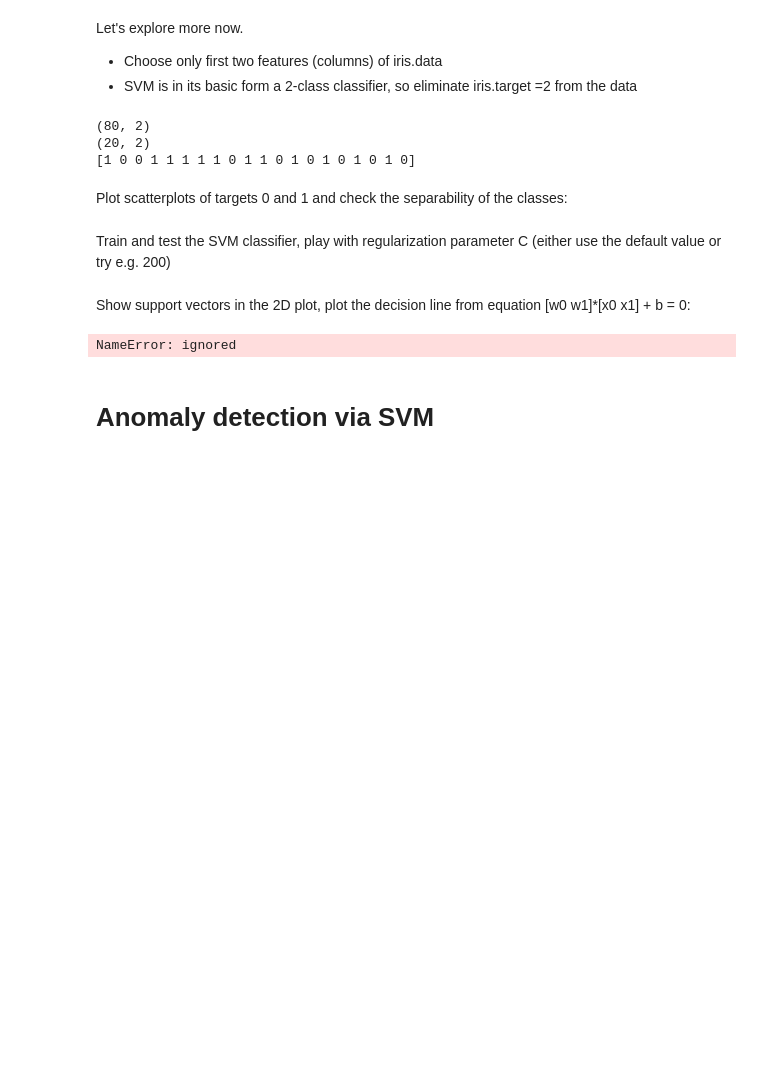
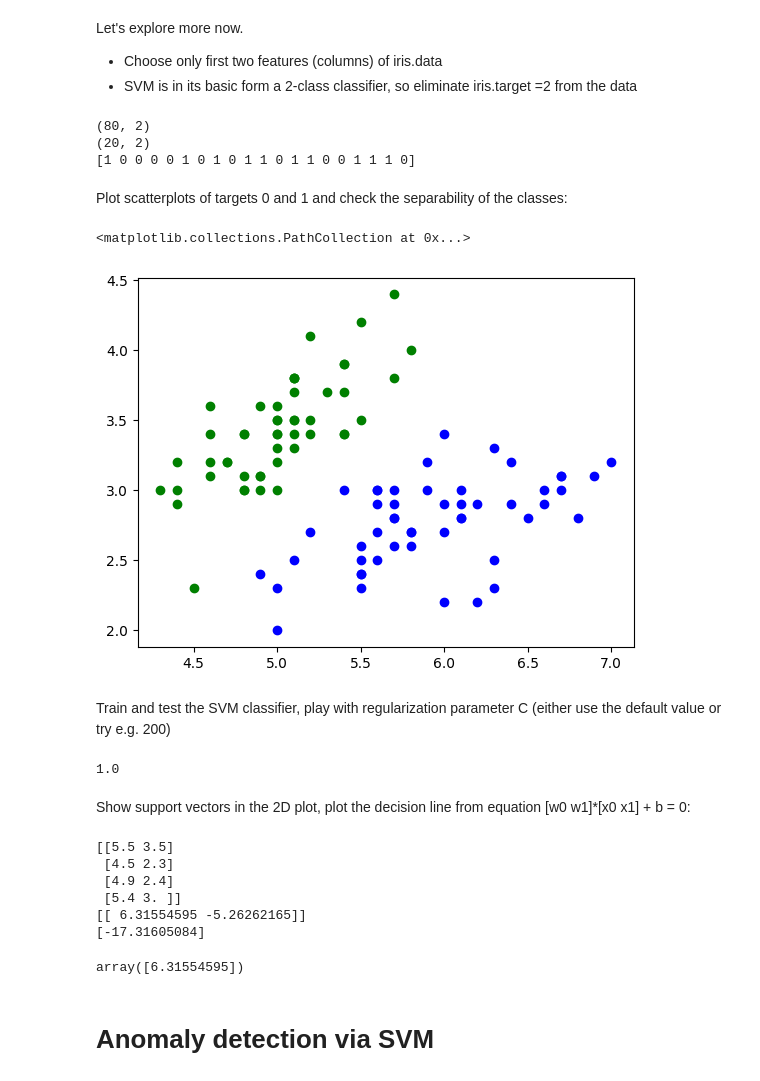
Before and after one commit to xrotre05/MLF, a Jupyter notebook: Lab_03/MPA_MLF_SVM_2students_comments.ipynb, the cells around one changed output. Cells and saved outputs as stored; diff of their text form; code cells hidden in the pictures; blank space fills up the shorter version.

```diff
--- a/Lab_03/MPA_MLF_SVM_2students_comments.ipynb
+++ b/Lab_03/MPA_MLF_SVM_2students_comments.ipynb
@@ -70,8 +70,8 @@ Let's explore more now.
 *   Choose only first two features (columns) of iris.data
 *   SVM is in its basic form a 2-class classifier, so eliminate iris.target =2 from the data
 # %%
-X=iris.data[0:100,0:2] # reduction to 2 features
-y=iris.target[0:100] # redution to 2 targets
+X=iris.data[iris.target!=2,0:2] # reduction to 2 features
+y=iris.target[iris.target!=2] # redution to 2 targets
 X_train, X_test, y_train, y_test = train_test_split(X,y,test_size=0.2)
 print(X_train.shape)
 print(X_test.shape)
@@ -79,6 +79,6 @@ print(y_test)
 # %% [output]
 (80, 2)
 (20, 2)
-[1 0 0 1 1 1 1 1 0 1 1 0 1 0 1 0 1 0 1 0]
+[1 0 0 0 0 1 0 1 0 1 1 0 1 1 0 0 1 1 1 0]
 # %% [markdown]
 Plot scatterplots of targets 0 and 1 and check the separability of the classes:
@@ -87,17 +85,40 @@ import matplotlib.pyplot as plt
+# %%
+import matplotlib.pyplot as plt
+plt.scatter(X[y==0,0],X[y==0,1],color="green")
+plt.scatter(X[y==1,0],X[y==1,1],color="blue")
+# %% [output]
+<matplotlib.collections.PathCollection at 0x...>
+[figure, added]
 # %% [markdown]
 Train and test the SVM classifier, play with regularization parameter C (either use the default value or try e.g. 200)
+# %%
+SVMmodel=SVC(kernel='linear',C=200)
+SVMmodel.get_params()
+SVMmodel.fit(X_train,y_train)
+SVMmodel.score(X_test,y_test)
+# %% [output]
+1.0
 # %% [markdown]
 Show support vectors in the 2D plot, plot the decision line from equation [w0 w1]*[x0 x1] + b = 0:
 # %%
 supvectors=SVMmodel.support_vectors_
 # Plot the support vectors here
-
+print(supvectors)
 
 #Separating line coefficients:
 W=SVMmodel.coef_
 b=SVMmodel.intercept_
+print(W)
+print(b)
+#[W[:,0] W[:,1]]*[supvectors[:,0:1] supvectors[:,1:2]] + b[:]
 # %% [output]
-NameError: ignored
+[[5.5 3.5]
+ [4.5 2.3]
+ [4.9 2.4]
+ [5.4 3. ]]
+[[ 6.31554595 -5.26262165]]
+[-17.31605084]
+array([6.31554595])
 # %% [markdown]
 # Anomaly detection via SVM
 # %% [markdown]
```
Also changed, not shown: parts of 1 cell of this notebook.
